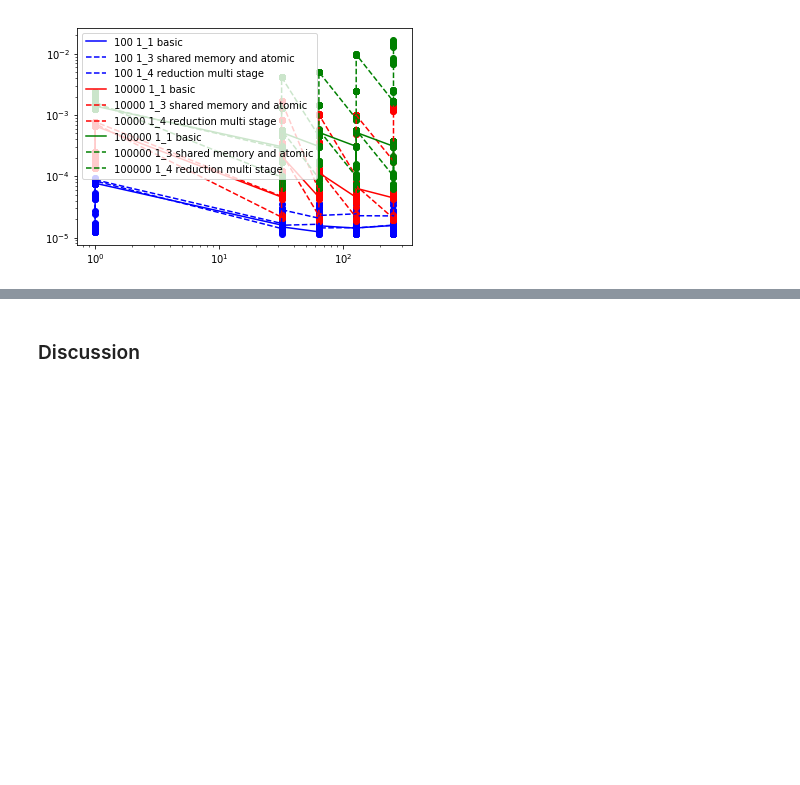
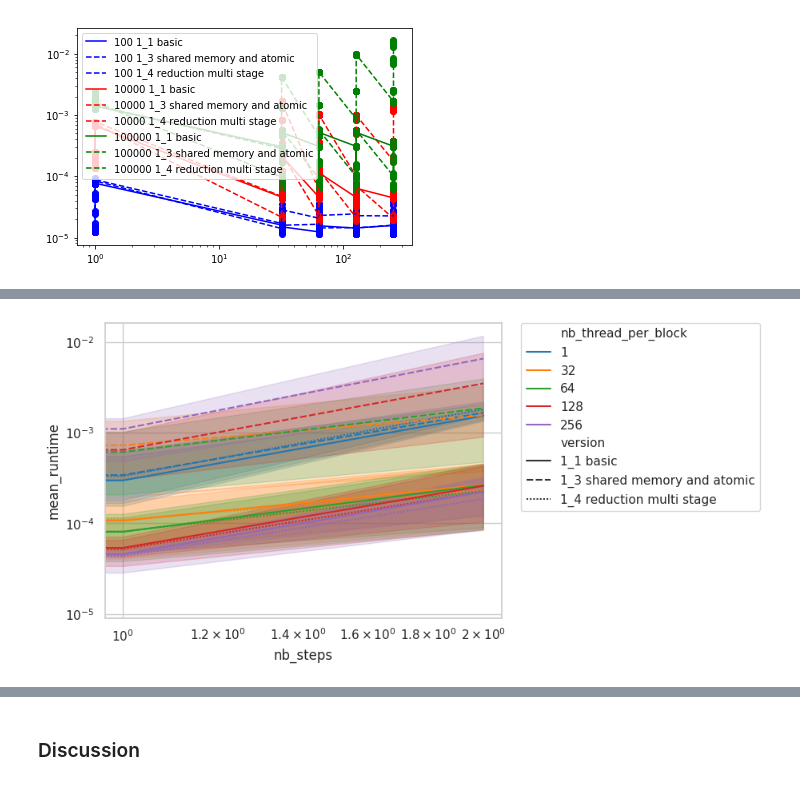
Before and after one commit to CyrilGomes/TP_CUDA, a Jupyter notebook: src/cuda_tp.ipynb, the cells around one changed output, grey strips where cells are left out. Drawn from its saved outputs; the diff is of its cells as text; code cells hidden in the pictures; blank space fills up the shorter version.

```diff
--- a/src/cuda_tp.ipynb
+++ b/src/cuda_tp.ipynb
@@ -95,0 +159,65 @@ plt.show()
+# %%
+# Do the same as above, but with abscissa as the number of steps
+import seaborn as sns
+import matplotlib.pyplot as plt
+import numpy as np
+from numpy import genfromtxt
+
+import pandas as pd
+
+
+df = pd.read_csv('stats_part1.csv',header=0,names=['version','nthread_per_block','nstep_per_thread','num_steps','runtime'],dtype={
+                        'version': str,
+                        'nthread_per_block': int,
+                        'nstep_per_thread': int,
+                        'num_steps' : int,
+                        'runtime' : float
+                    })
+
+
+df_plot = df[(df['version'] == "1_1 basic")]
+df_plot = df_plot.groupby(['num_steps','version','nthread_per_block','nstep_per_thread']).mean().reset_index()
+df_plot['version'] = "1_1 basic"
+df_plot = df_plot.rename(columns={"runtime": "mean_runtime"})
+df_plot = df_plot.rename(columns={"nthread_per_block": "nb_thread_per_block"})
+df_plot = df_plot.rename(columns={"nstep_per_thread": "nb_step_per_thread"})
+df_plot = df_plot.rename(columns={"num_steps": "nb_steps"})
+df_plot = df_plot[['version','nb_thread_per_block','nb_step_per_thread','nb_steps','mean_runtime']]
+df_plot['nb_steps'] = df_plot['nb_steps'].astype(str)
+
+df_plot2 = df[(df['version'] == "1_3 shared memory and atomic")]
+df_plot2 = df_plot2.groupby(['num_steps','version','nthread_per_block','nstep_per_thread']).mean().reset_index()
+df_plot2['version'] = "1_3 shared memory and atomic"
+df_plot2 = df_plot2.rename(columns={"runtime": "mean_runtime"})
+df_plot2 = df_plot2.rename(columns={"nthread_per_block": "nb_thread_per_block"})
+df_plot2 = df_plot2.rename(columns={"nstep_per_thread": "nb_step_per_thread"})
+df_plot2 = df_plot2.rename(columns={"num_steps": "nb_steps"})
+df_plot2 = df_plot2[['version','nb_thread_per_block','nb_step_per_thread','nb_steps','mean_runtime']]
+df_plot2['nb_steps'] = df_plot2['nb_steps'].astype(str)
+
+df_plot3 = df[(df['version'] == "1_4 reduction multi stage")]
+df_plot3 = df_plot3.groupby(['num_steps','version','nthread_per_block','nstep_per_thread']).mean().reset_index()
+df_plot3['version'] = "1_4 reduction multi stage"
+df_plot3 = df_plot3.rename(columns={"runtime": "mean_runtime"})
+df_plot3 = df_plot3.rename(columns={"nthread_per_block": "nb_thread_per_block"})
+df_plot3 = df_plot3.rename(columns={"nstep_per_thread": "nb_step_per_thread"})
+df_plot3 = df_plot3.rename(columns={"num_steps": "nb_steps"})
+df_plot3 = df_plot3[['version','nb_thread_per_block','nb_step_per_thread','nb_steps','mean_runtime']]
+df_plot3['nb_steps'] = df_plot3['nb_steps'].astype(str)
+
+df_plot = df_plot.append(df_plot2)
+df_plot = df_plot.append(df_plot3)
+
+sns.set_theme(style="whitegrid")
+
+
+ax = sns.lineplot(x="nb_steps", y="mean_runtime", hue="nb_thread_per_block", style="version", data=df_plot, palette="tab10")
+
+ax.set_xscale('log')
+ax.set_yscale('log')
+#make the legend smaller,  more readable outside the plot
+plt.legend(bbox_to_anchor=(1.05, 1), loc=2, borderaxespad=0.)
+
+plt.show()
+# %% [output]
+[figure, added]
```
Also changed, not shown: parts of 2 cells of this notebook.
